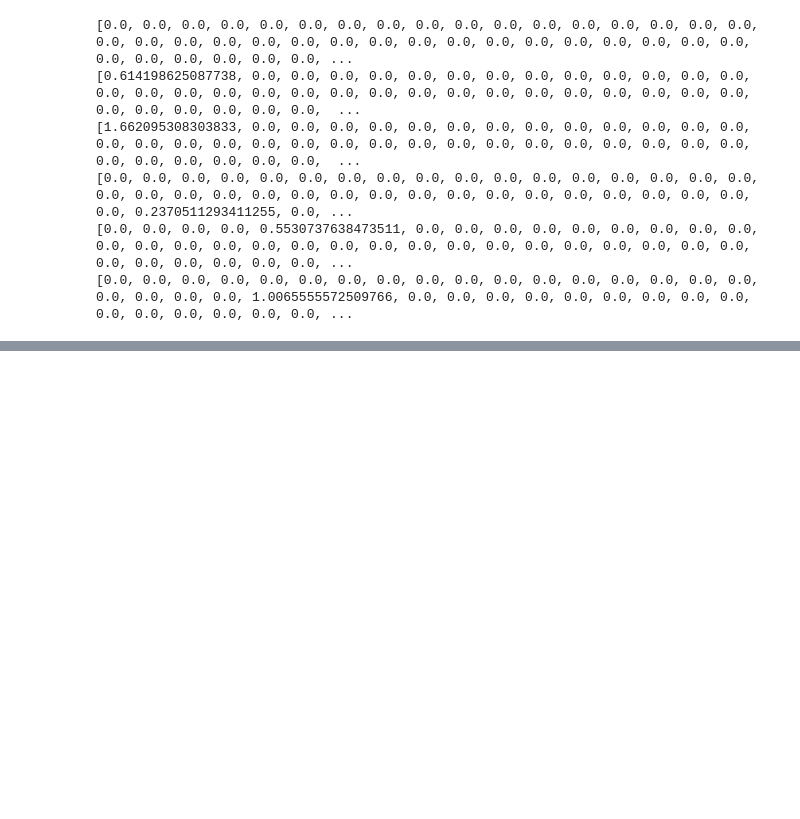
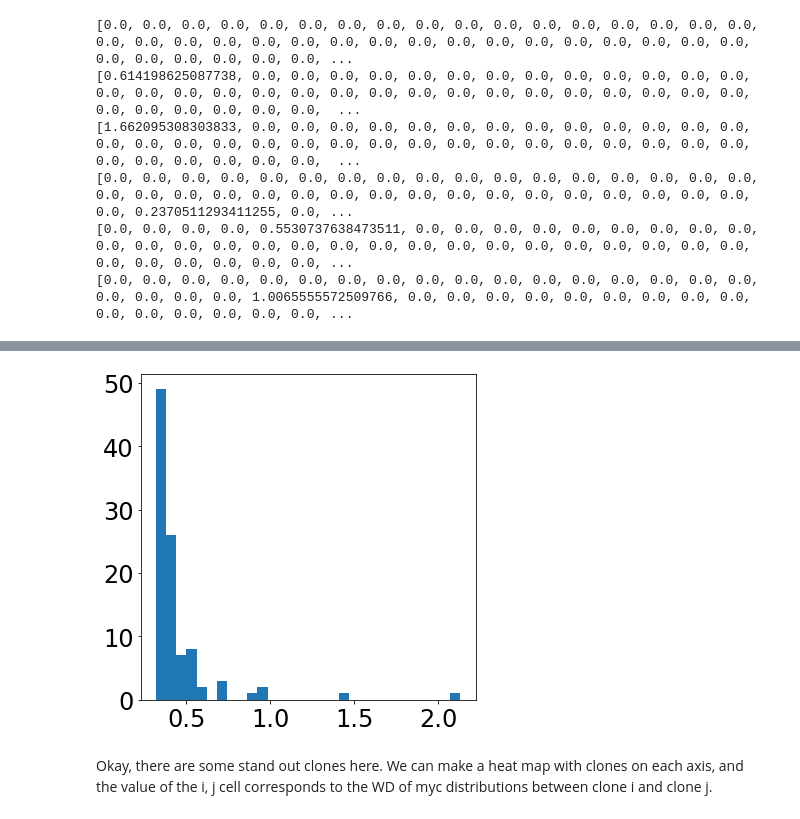
Before and after one commit to juancarlosfdc/sc-causal, a Jupyter notebook: K99/TF_target_cause_effect.ipynb, the cells around one changed output, grey strips where cells are left out. Drawn from its saved outputs; the diff is of its cells as text; code cells hidden in the pictures; blank space fills up the shorter version.

```diff
--- a/K99/TF_target_cause_effect.ipynb
+++ b/K99/TF_target_cause_effect.ipynb
@@ -126,0 +142,11 @@ View of AnnData object with n_obs × n_vars = 7381 × 161
+# %%
+df = df.sort_values(by=['clone1', 'clone2'])
+
+mean_wds = df.groupby('clone1')['wd'].mean().to_frame().reset_index()
+
+plt.figure(figsize=(6, 6))
+plt.hist(df.groupby('clone1')['wd'].mean(), bins=30);
+# %% [output]
+[figure, added]
+# %% [markdown]
+Okay, there are some stand out clones here. We can make a heat map with clones on each axis, and the value of the i, j cell corresponds to the WD of myc distributions between clone i and clone j.
```
Also changed, not shown: parts of 68 cells of this notebook.
